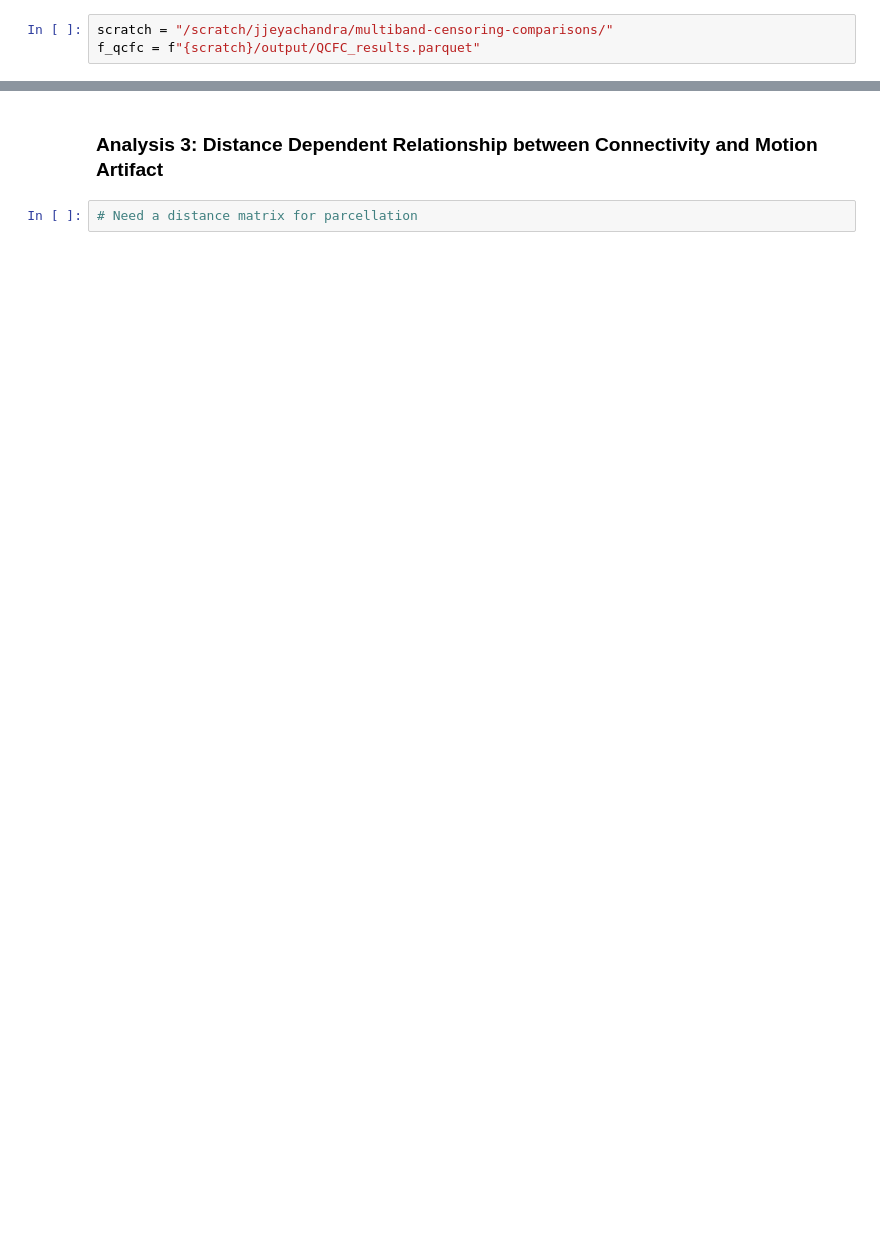
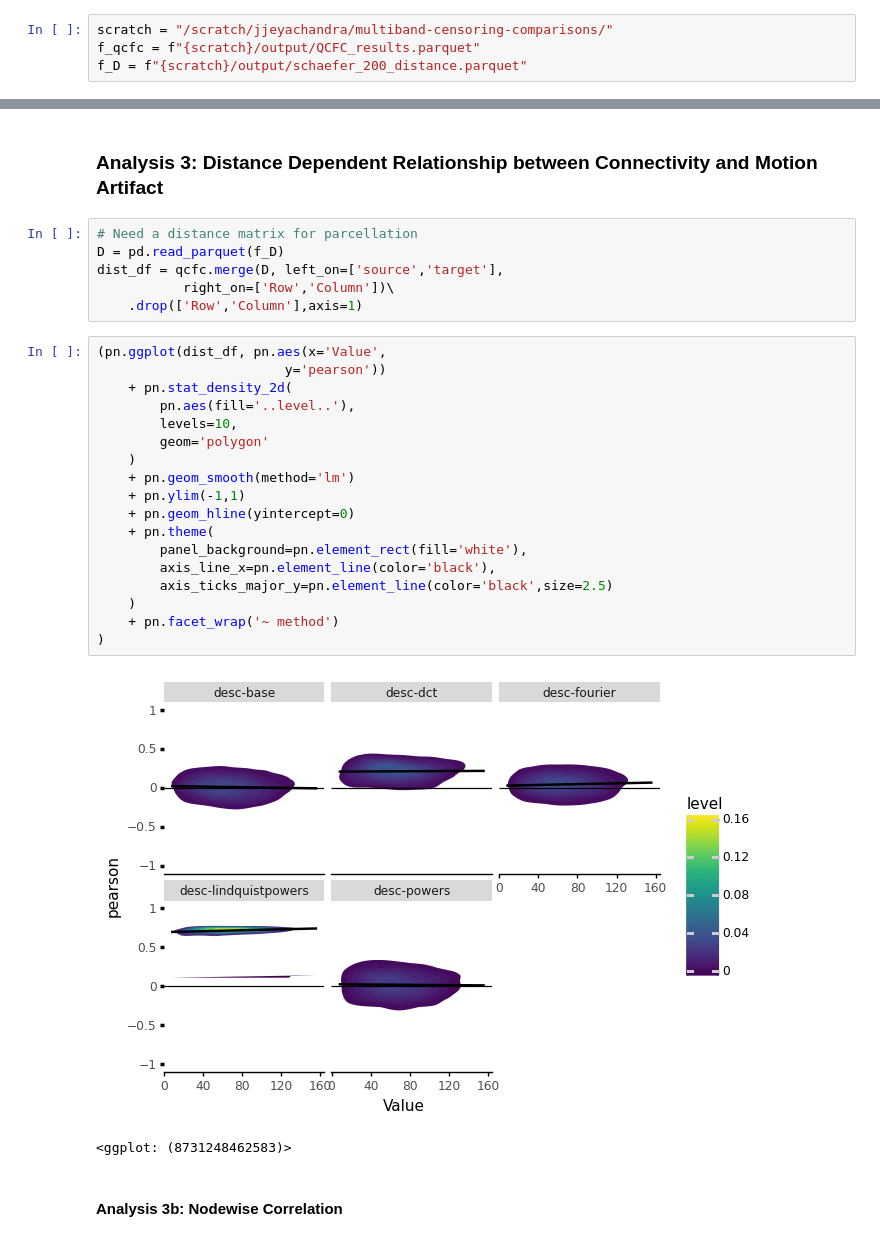
Before and after one commit to jerdra/multiband-censoring-comparisons, a Jupyter notebook: notebook/01-ciric-2018/01-analyze-qcfc.ipynb, the cells around one changed output, grey strips where cells are left out. Cells and saved outputs as stored; diff of their text form; blank space fills up the shorter version.

```diff
--- a/notebook/01-ciric-2018/01-analyze-qcfc.ipynb
+++ b/notebook/01-ciric-2018/01-analyze-qcfc.ipynb
@@ -37,6 +37,7 @@ def split_entities(row):
 # %%
 scratch = "/scratch/jjeyachandra/multiband-censoring-comparisons/"
 f_qcfc = f"{scratch}/output/QCFC_results.parquet"
+f_D = f"{scratch}/output/schaefer_200_distance.parquet"
 # %%
 # Load and format data
 cat_cols = ['source','target','method']
@@ -149,3 +150,30 @@ median_df = qcfc.loc[:, ['method','pearson']]\
 ### Analysis 3: Distance Dependent Relationship between Connectivity and Motion Artifact
 # %%
 # Need a distance matrix for parcellation
+D = pd.read_parquet(f_D)
+dist_df = qcfc.merge(D, left_on=['source','target'],
+           right_on=['Row','Column'])\
+    .drop(['Row','Column'],axis=1)
+# %%
+(pn.ggplot(dist_df, pn.aes(x='Value',
+                        y='pearson'))
+    + pn.stat_density_2d(
+        pn.aes(fill='..level..'),
+        levels=10,
+        geom='polygon'
+    )
+    + pn.geom_smooth(method='lm')
+    + pn.ylim(-1,1)
+    + pn.geom_hline(yintercept=0)
+    + pn.theme(
+        panel_background=pn.element_rect(fill='white'),
+        axis_line_x=pn.element_line(color='black'),
+        axis_ticks_major_y=pn.element_line(color='black',size=2.5)
+    )
+    + pn.facet_wrap('~ method')
+)
+# %% [output]
+[figure, added]
+<ggplot: (8731248462583)>
+# %% [markdown]
+#### Analysis 3b: Nodewise Correlation
```
Also changed, not shown: parts of 9 cells of this notebook, 5 other files.
